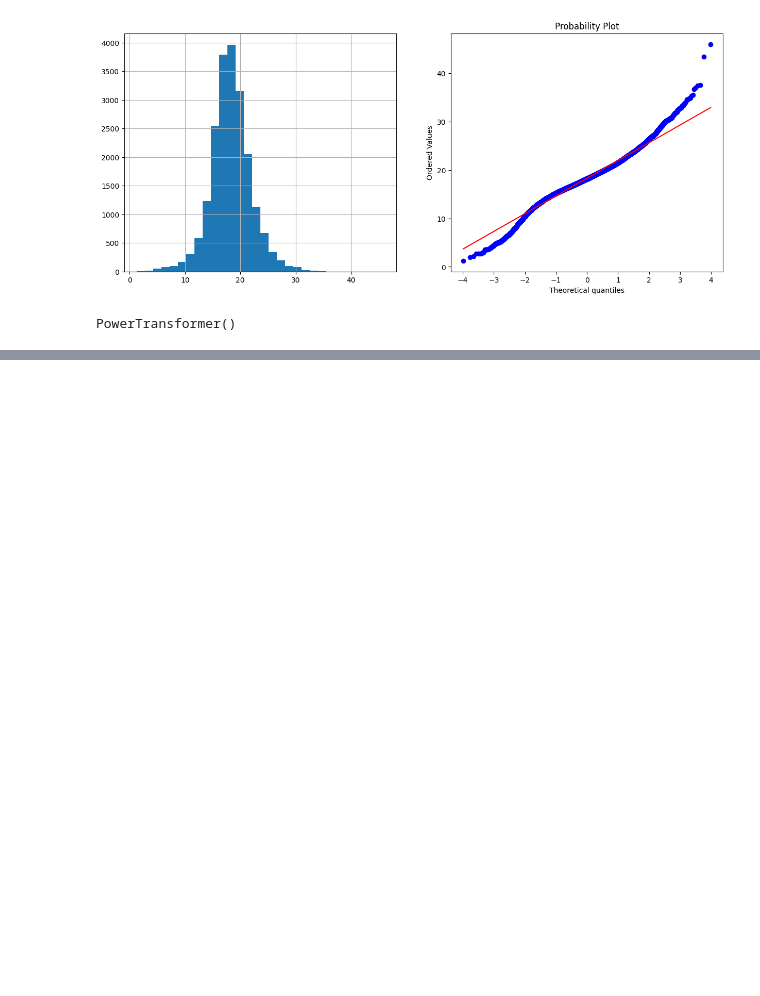
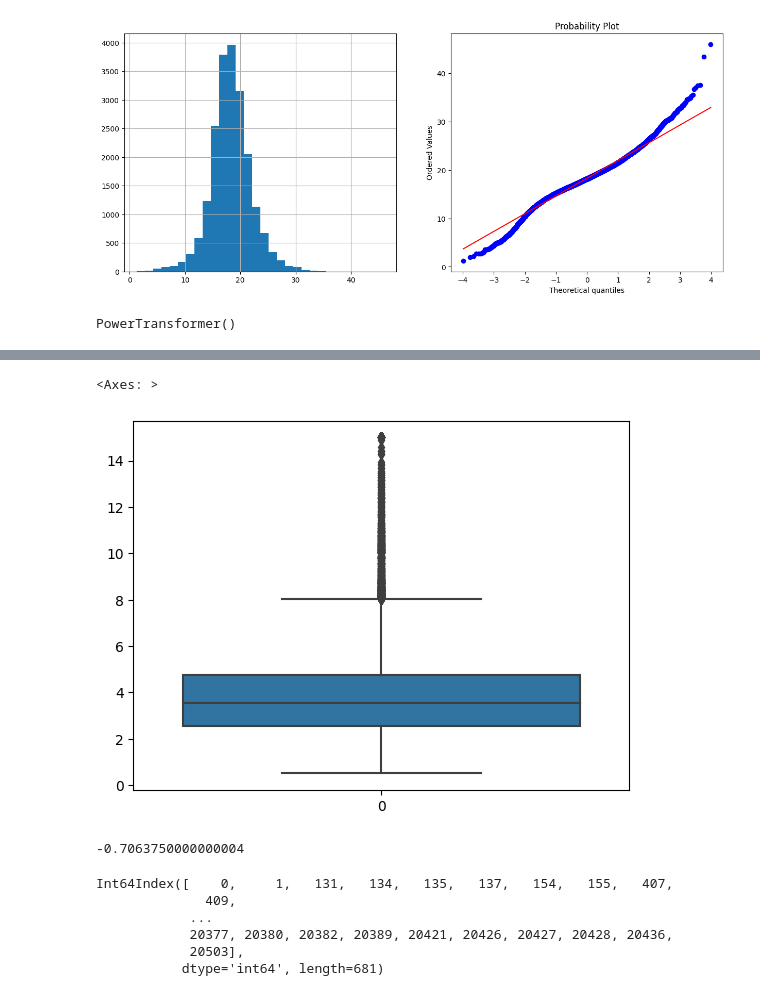
Before and after one commit to Chirag314/Feature-Engineering, a Jupyter notebook: Feature_Engineering_practise.ipynb, the cells around one changed output, grey strips where cells are left out. Saved outputs shown, nothing was run; the diff lists cells and outputs as text; code cells hidden in the pictures; blank space fills up the shorter version.

```diff
--- a/Feature_Engineering_practise.ipynb
+++ b/Feature_Engineering_practise.ipynb
@@ -1310,0 +1314,7 @@ PowerTransformer()
+# %%
+hosing=fetch_california_housing()
+data=pd.DataFrame(housing.data,columns=housing.feature_names)
+sns.boxplot(data['MedInc'])
+# %% [output]
+<Axes: >
+[figure, added]
@@ -1310,0 +1328,17 @@ PowerTransformer()
+# %%
+Medinc_lower,Medinc_upper=find_boundaries(data,'MedInc',1.5)
+Medinc_lower
+# %% [output]
+-0.7063750000000004
+# %%
+#Create vector to flag outliers
+#outliers=data.iloc[data['MedInc'].isin(iter(Medinc_lower))]
+outliars = data[(data['MedInc']>Medinc_upper) | (data['MedInc']<Medinc_lower)].index
+outliars
+# %% [output]
+Int64Index([    0,     1,   131,   134,   135,   137,   154,   155,   407,
+              409,
+            ...
+            20377, 20380, 20382, 20389, 20421, 20426, 20427, 20428, 20436,
+            20503],
+           dtype='int64', length=681)
```
Also changed, not shown: parts of 10 cells of this notebook.
